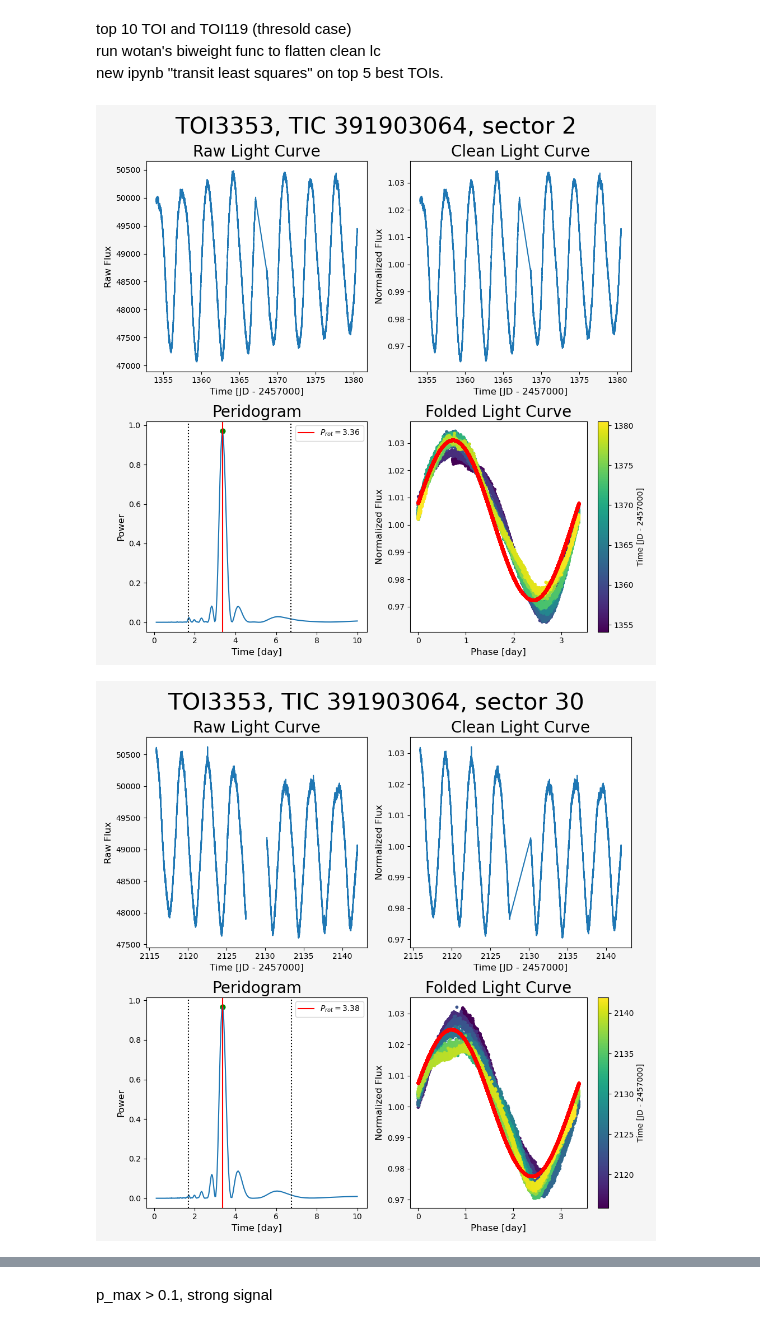
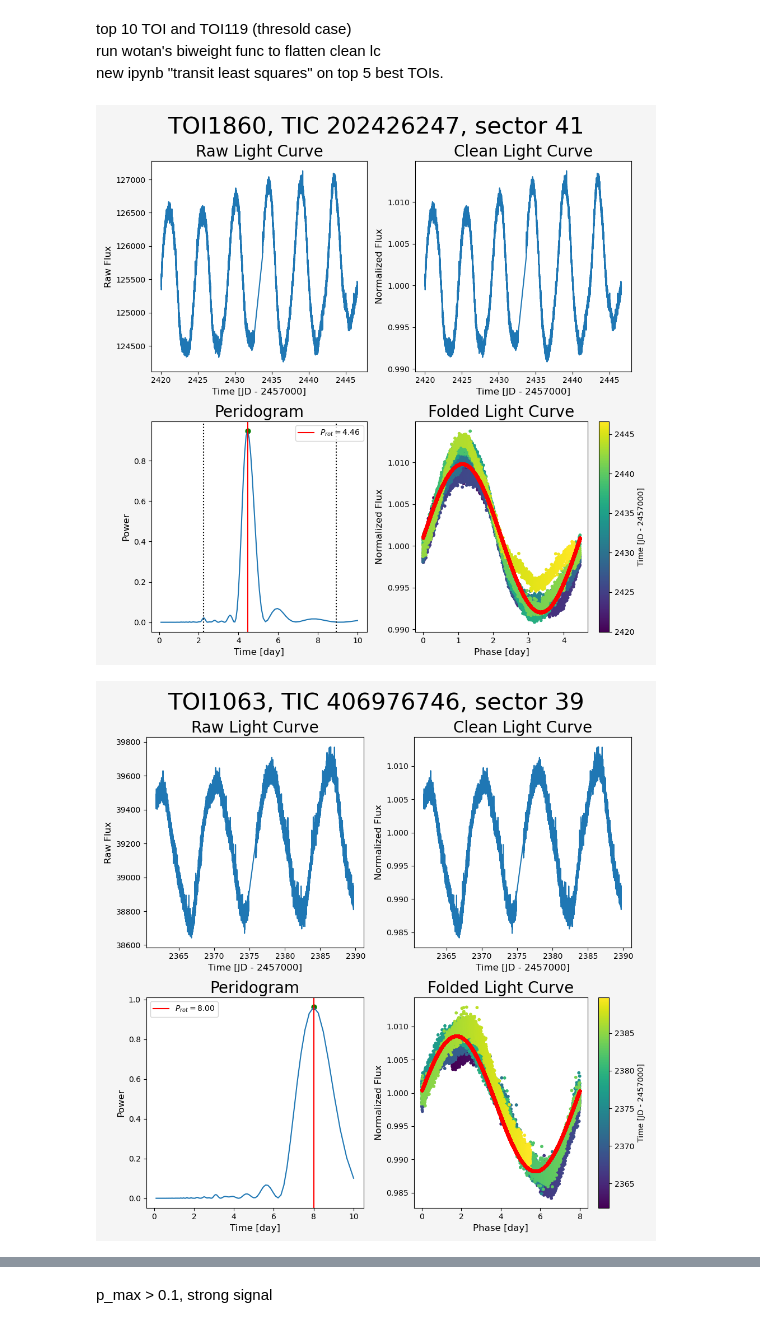
Before and after one commit to hiremasa/ytps, a Jupyter notebook: src/working_notebook.ipynb, the cells around one changed output, grey strips where cells are left out. Drawn from its saved outputs; the diff is of its cells as text; code cells hidden in the pictures.

```diff
--- a/src/working_notebook.ipynb
+++ b/src/working_notebook.ipynb
@@ -47,10 +79,10 @@ top 10 TOI and TOI119 (thresold case)<br>
 run wotan's biweight func to flatten clean lc<br>
 new ipynb "transit least squares" on top 5 best TOIs.
 # %%
-show_img(3353, 2)
+show_img(1860, 41)
 # %% [output]
-[figure, old version]
+[figure, new version]
 # %%
-show_img(3353, 30)
+show_img(1063, 39)
 # %% [output]
-[figure, old version]
+[figure, new version]
```
Also changed, not shown: parts of 8 cells of this notebook, 7 other files.
